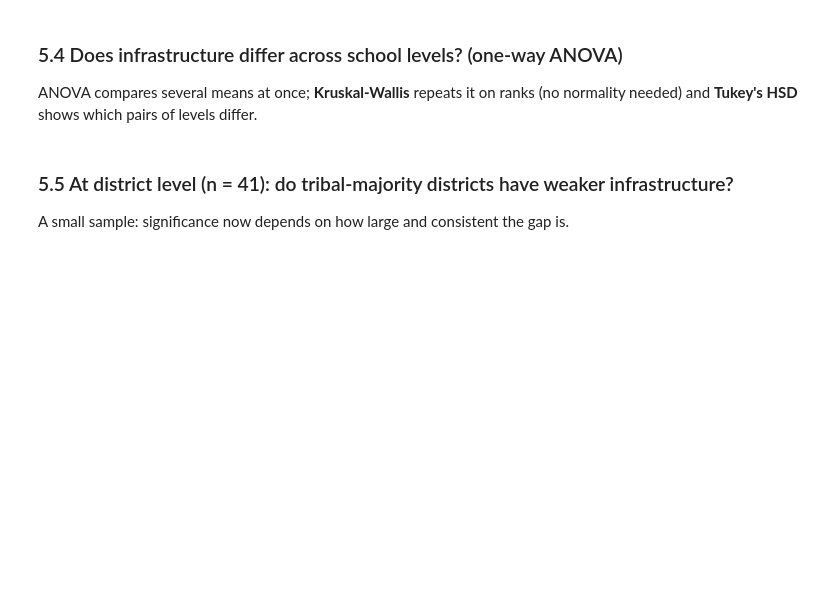
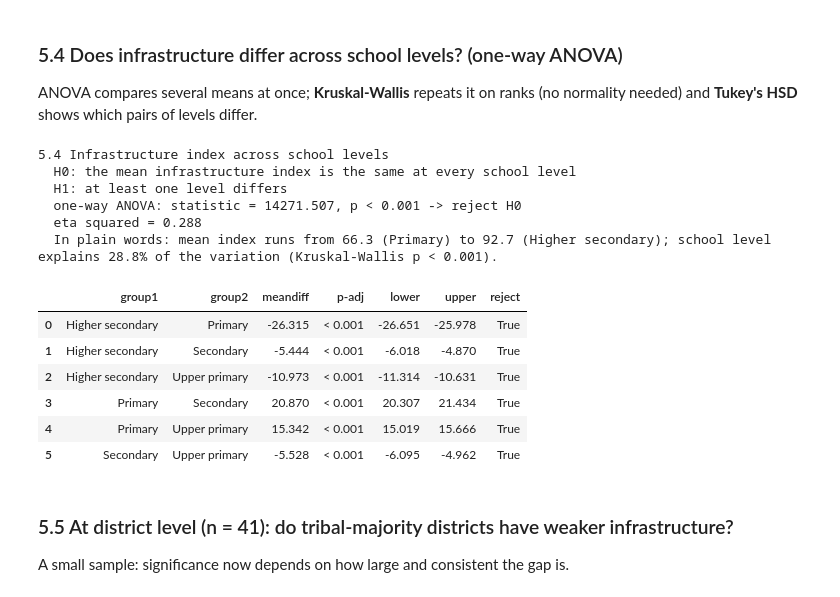
Before and after one commit to adi13apr/Rajasthan-Udise-Insights, a Jupyter notebook: notebooks/statistical_analysis.ipynb, the cells around one changed output. Drawn from its saved outputs; the diff is of its cells as text; code cells hidden in the pictures; blank space fills up the shorter version.

```diff
--- a/notebooks/statistical_analysis.ipynb
+++ b/notebooks/statistical_analysis.ipynb
@@ -471,18 +606,32 @@ ANOVA compares several means at once; **Kruskal-Wallis** repeats it on ranks (no
 # %%
 groups = [df.loc[df.level == l, "infra_index"] for l in LEVELS]
 f, p = stats.f_oneway(*groups)
 h, p_kw = stats.kruskal(*groups)
 eta = eta_squared(groups, df["infra_index"])
 means = {l: g.mean() for l, g in zip(LEVELS, groups)}
 report("5.4 Infrastructure index across school levels",
        "the mean infrastructure index is the same at every school level", "at least one level differs",
        "one-way ANOVA", f, p, eta, "eta squared",
        f"mean index runs from {min(means.values()):.1f} ({min(means, key=means.get)}) to "
        f"{max(means.values()):.1f} ({max(means, key=means.get)}); school level explains {100 * eta:.1f}% of the "
-       f"variation (Kruskal-Wallis p = {p_kw:.3g}).")
+       f"variation (Kruskal-Wallis p {fmt_p(p_kw)}).")
 R["test_anova_level"] = {"p": p, "eta2": eta, "means": means, "p_kruskal": p_kw}
 tukey = pairwise_tukeyhsd(df["infra_index"], df["level"])
-pd.DataFrame(tukey.summary().data[1:], columns=tukey.summary().data[0])
+pd.DataFrame(tukey.summary().data[1:], columns=tukey.summary().data[0]).assign(**{"p-adj": [p_text(v) for v in tukey.pvalues]})
+# %% [output]
+5.4 Infrastructure index across school levels
+  H0: the mean infrastructure index is the same at every school level
+  H1: at least one level differs
+  one-way ANOVA: statistic = 14271.507, p < 0.001 -> reject H0
+  eta squared = 0.288
+  In plain words: mean index runs from 66.3 (Primary) to 92.7 (Higher secondary); school level explains 28.8% of the variation (Kruskal-Wallis p < 0.001).
+|  | group1 | group2 | meandiff | p-adj | lower | upper | reject |
+| 0 | Higher secondary | Primary | -26.315 | < 0.001 | -26.651 | -25.978 | True |
+| 1 | Higher secondary | Secondary | -5.444 | < 0.001 | -6.018 | -4.870 | True |
+| 2 | Higher secondary | Upper primary | -10.973 | < 0.001 | -11.314 | -10.631 | True |
+| 3 | Primary | Secondary | 20.870 | < 0.001 | 20.307 | 21.434 | True |
+| 4 | Primary | Upper primary | 15.342 | < 0.001 | 15.019 | 15.666 | True |
+| 5 | Secondary | Upper primary | -5.528 | < 0.001 | -6.095 | -4.962 | True |
 # %% [markdown]
 ### 5.5 At district level (n = 41): do tribal-majority districts have weaker infrastructure?
 A small sample: significance now depends on how large and consistent the gap is.
```
Also changed, not shown: parts of 34 cells of this notebook, 5 other files.
